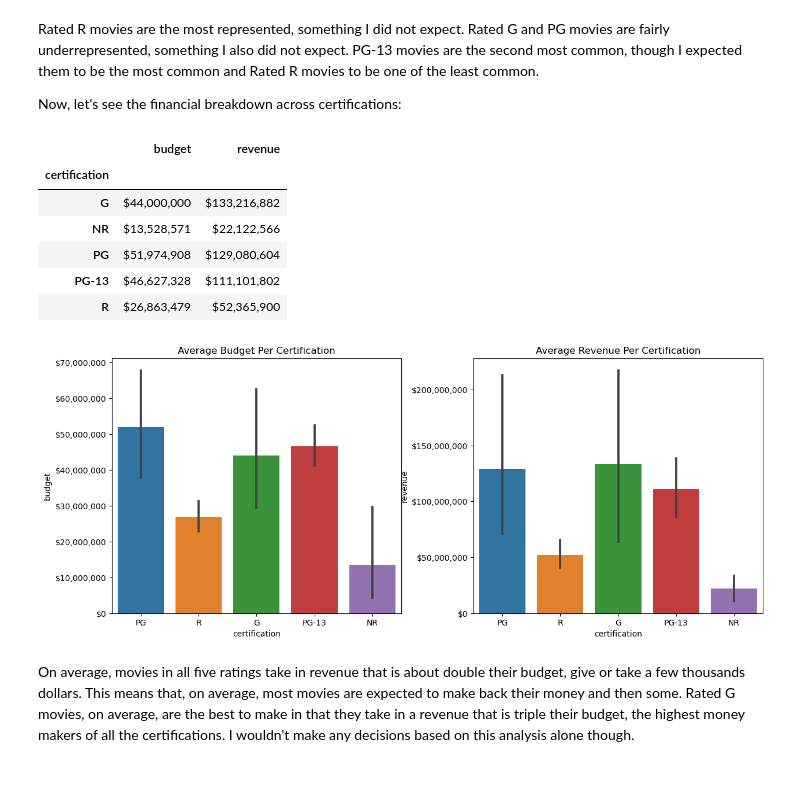
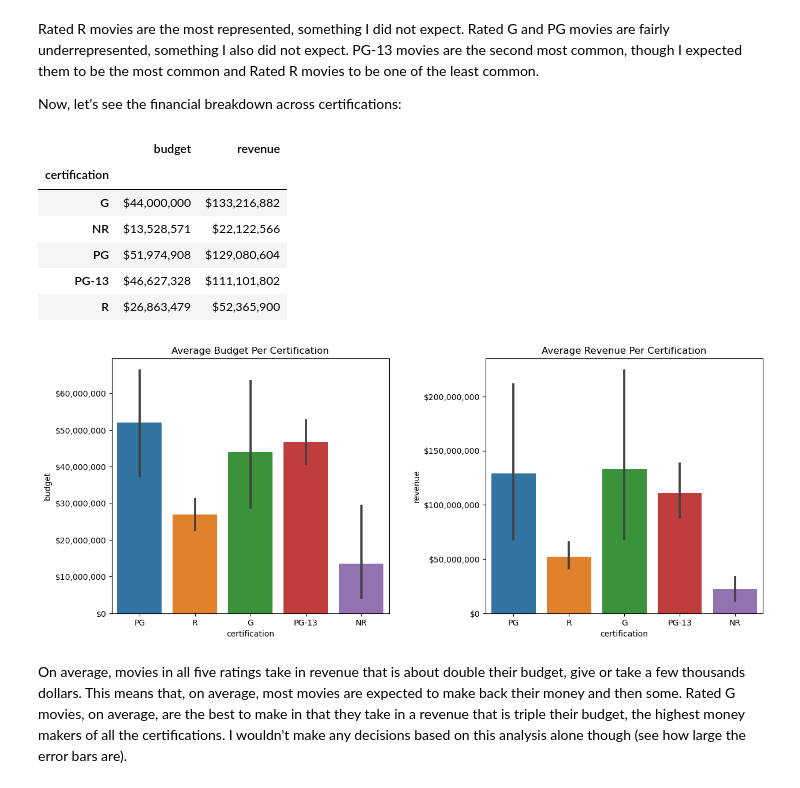
Before and after one commit to john-a-dixon/movie-success-analysis, a Jupyter notebook: 2b-EDA.ipynb, the cells around one changed output. Cells and saved outputs as stored; diff of their text form; code cells hidden in the pictures.

```diff
--- a/2b-EDA.ipynb
+++ b/2b-EDA.ipynb
@@ -205,34 +205,34 @@ Now, let's see the financial breakdown across certifications:
 cert_budget = valid_financial_df.groupby("certification")[["budget"]].mean()
 cert_revenue = valid_financial_df.groupby("certification")[["revenue"]].mean()
 
 cert_fin_means = pd.concat([cert_budget, cert_revenue], axis=1)
 
 cert_fin_means["budget"] = cert_fin_means["budget"].apply(lambda z: "${:,.0f}".format(z))
 cert_fin_means["revenue"] = cert_fin_means["revenue"].apply(lambda z: "${:,.0f}".format(z))
 
 display(cert_fin_means)
 # Create a figure with subplots
 fig, axes = plt.subplots(nrows=1, ncols=2, figsize=(12, 5))
 fig.tight_layout()
-plt.subplots_adjust(wspace=0.25)
+plt.subplots_adjust(wspace=0.35)
 
 # Money formatter. Code adapted from:
 #
 money_formatter = ticker.StrMethodFormatter("${x:,.0f}")
 axes[0].yaxis.set_major_formatter(money_formatter)
 axes[1].yaxis.set_major_formatter(money_formatter)
 
 # Assign create each subplot
 sns.barplot(data=valid_financial_df, x="certification", y="budget", ax=axes[0]).set_title("Average Budget Per Certification")
 sns.barplot(data=valid_financial_df, x="certification", y="revenue", ax=axes[1]).set_title("Average Revenue Per Certification");
 # %% [output]
 |  | budget | revenue |
 | certification |  |  |
 | G | $44,000,000 | $133,216,882 |
 | NR | $13,528,571 | $22,122,566 |
 | PG | $51,974,908 | $129,080,604 |
 | PG-13 | $46,627,328 | $111,101,802 |
 | R | $26,863,479 | $52,365,900 |
-[figure, old version]
+[figure, new version]
 # %% [markdown]
-On average, movies in all five ratings take in revenue that is about double their budget, give or take a few thousands dollars. This means that, on average, most movies are expected to make back their money and then some. Rated G movies, on average, are the best to make in that they take in a revenue that is triple their budget, the highest money makers of all the certifications. I wouldn't make any decisions based on this analysis alone though.
+On average, movies in all five ratings take in revenue that is about double their budget, give or take a few thousands dollars. This means that, on average, most movies are expected to make back their money and then some. Rated G movies, on average, are the best to make in that they take in a revenue that is triple their budget, the highest money makers of all the certifications. I wouldn't make any decisions based on this analysis alone though (see how large the error bars are).
```
Also changed, not shown: parts of 1 cell of this notebook.
